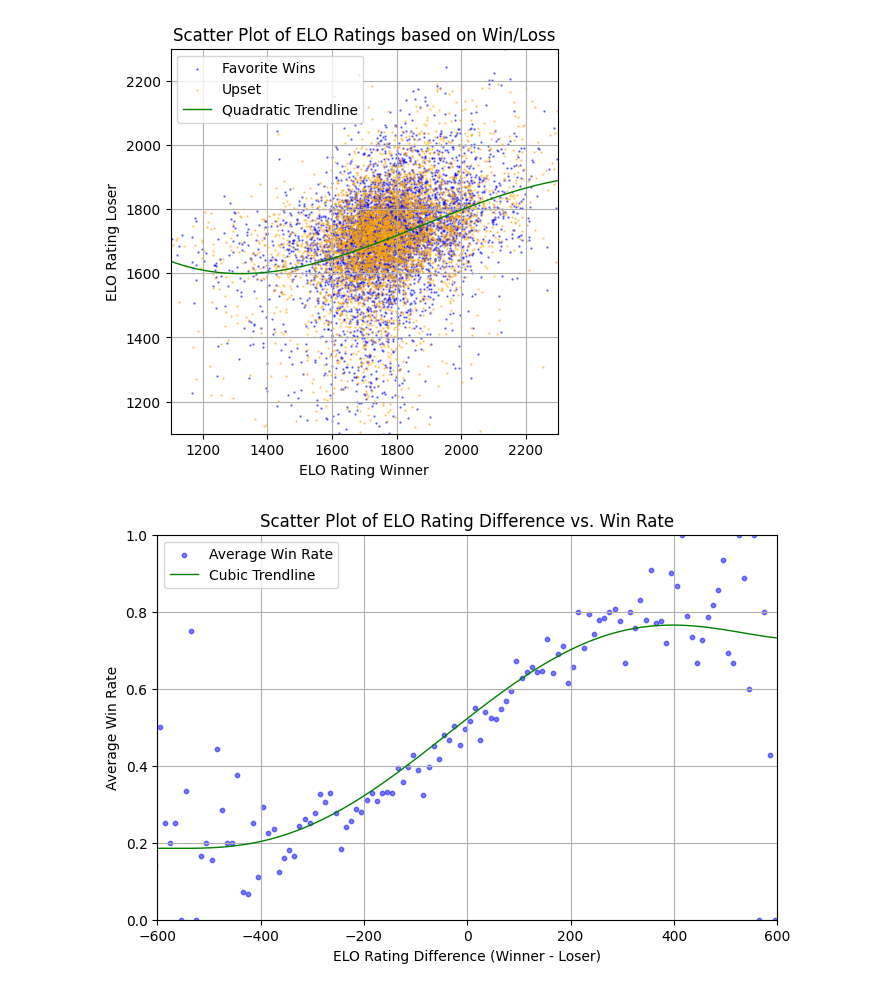
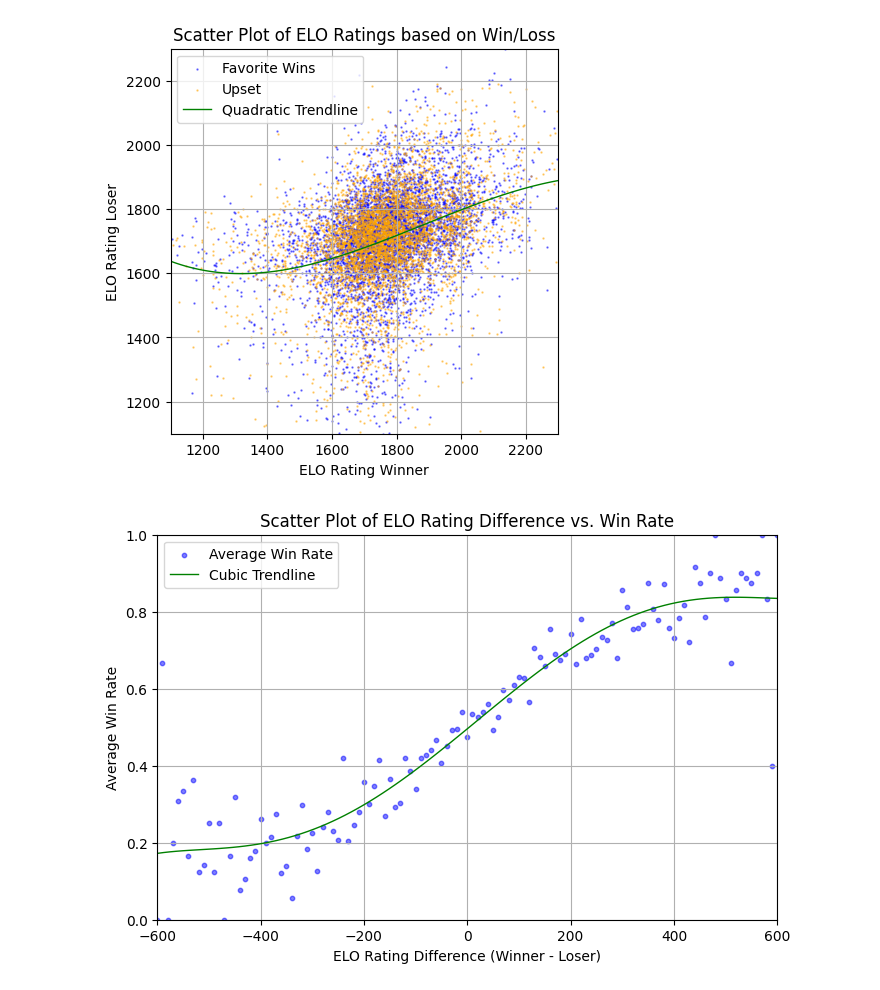
Before and after one commit to dsw225/TennisPredictionModel, a Jupyter notebook: breakpoint/tennis_analyzer_v1.ipynb, the cells around one changed output. Drawn from its saved outputs; the diff is of its cells as text; code cells hidden in the pictures.

```diff
--- a/breakpoint/tennis_analyzer_v1.ipynb
+++ b/breakpoint/tennis_analyzer_v1.ipynb
@@ -134,7 +134,7 @@ plt.show()
 # %%
 plt.figure(figsize=(8, 5))
 
-df['elo_diff'] = df['a_surface_elo_rating'] - df['b_surface_elo_rating']
+df['elo_diff'] = df['a_elo_rating'] - df['b_elo_rating']
 
 # Create bins for ELO difference in intervals of 10
 bins = np.arange(df['elo_diff'].min(), df['elo_diff'].max() + 10, 10)
@@ -147,34 +147,34 @@ average_win_rate.columns = ['elo_diff_bin', 'avg_win_rate']
 
 # Convert the bin labels to numeric values
 average_win_rate['elo_diff_bin'] = average_win_rate['elo_diff_bin'].astype(float)
 
 average_win_rate = average_win_rate[~np.isnan(average_win_rate).any(axis=1)]
 
 # Create the scatter plot
 plt.scatter(average_win_rate['elo_diff_bin'], average_win_rate['avg_win_rate'], color='blue', label='Average Win Rate', s=10, alpha=0.5)
 
 # Fit a polynomial of degree 3 to the average win rate data
 coefficients = np.polyfit(average_win_rate['elo_diff_bin'], average_win_rate['avg_win_rate'], 5)
 polynomial = np.poly1d(coefficients)
 trendline_x = np.linspace(-600, 600, 100)
 trendline_y = polynomial(trendline_x)
 plt.plot(trendline_x, trendline_y, color='green', linewidth=1, label='Cubic Trendline')
 
 # Setting the limits for x and y axis
 plt.xlim(-600, 600)
 plt.ylim(0, 1)
 
 # Adding labels and title
 plt.xlabel('ELO Rating Difference (Winner - Loser)')
 plt.ylabel('Average Win Rate')
 plt.title('Scatter Plot of ELO Rating Difference vs. Win Rate')
 plt.grid(True)
 plt.legend()
 
 # Show the plot
 plt.show()
 # %% [output]
-[figure, old version]
+[figure, new version]
 # %%
 device = (
     "cuda"
```
Also changed, not shown: parts of 3 cells of this notebook, 7 other files.
